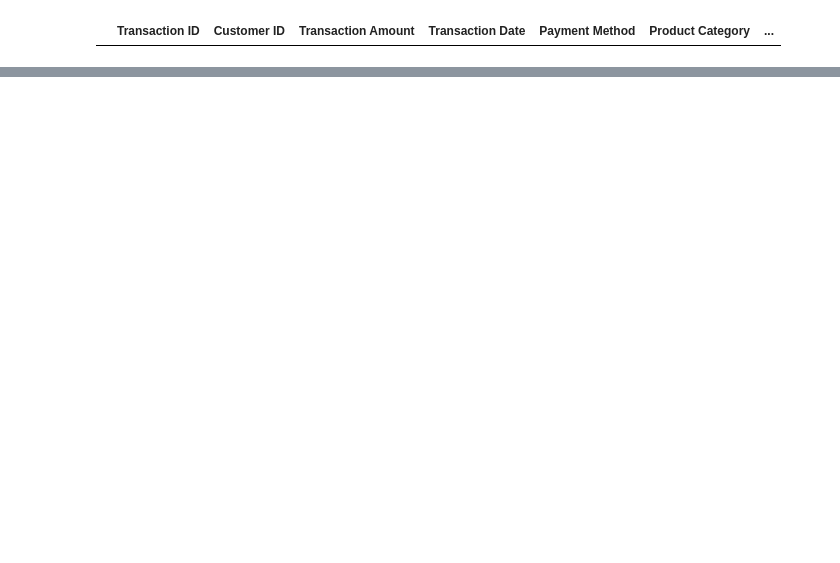
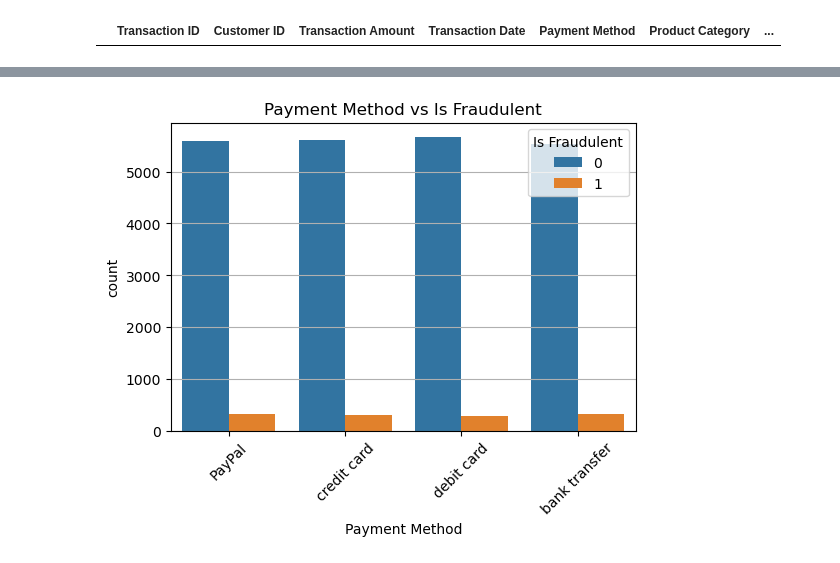
Before and after one commit to FTDS-assignment-bay/p2-final-project-ftds-025-hck-group-001, a Jupyter notebook: modeling.ipynb, the cells around one changed output, grey strips where cells are left out. Cells and saved outputs as stored; diff of their text form; code cells hidden in the pictures; blank space fills up the shorter version.

```diff
--- a/modeling.ipynb
+++ b/modeling.ipynb
@@ -64,0 +141,9 @@ num_cols = [df]
+# %%
+plt.figure(figsize=(6,4))
+sns.countplot(data=df, x='Payment Method', hue='Is Fraudulent')
+plt.title('Payment Method vs Is Fraudulent')
+plt.xticks(rotation=45)
+plt.grid(axis='y')
+plt.show()
+# %% [output]
+[figure, added]
```
Also changed, not shown: parts of 8 cells of this notebook.
